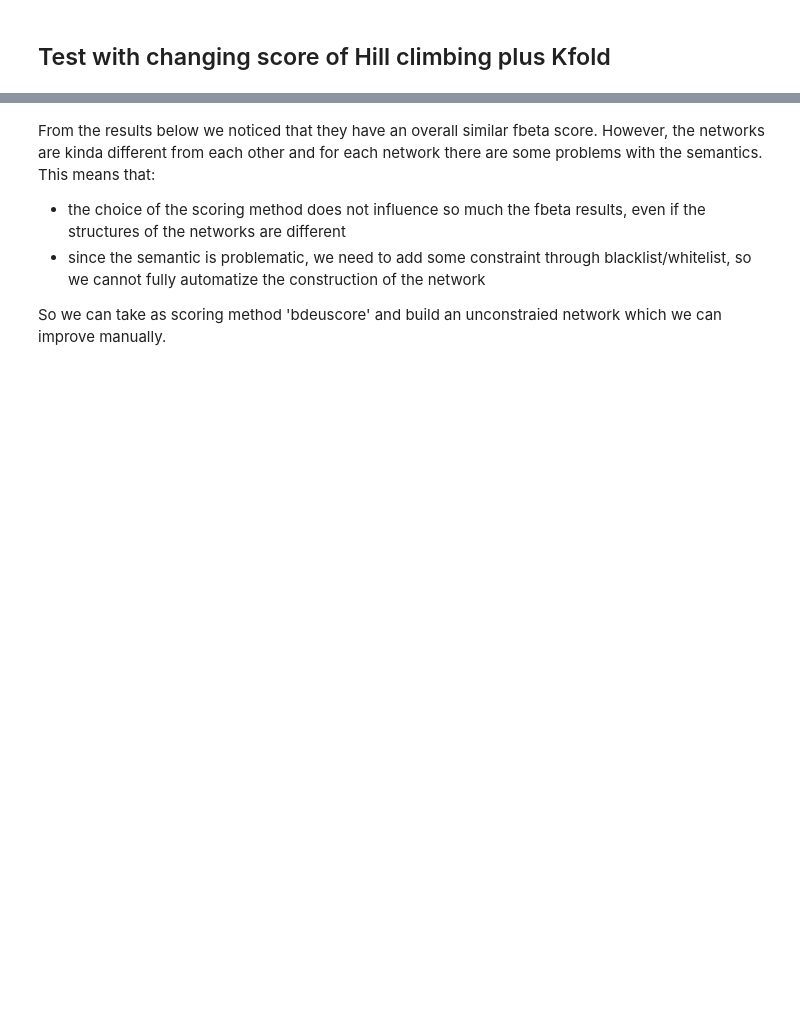
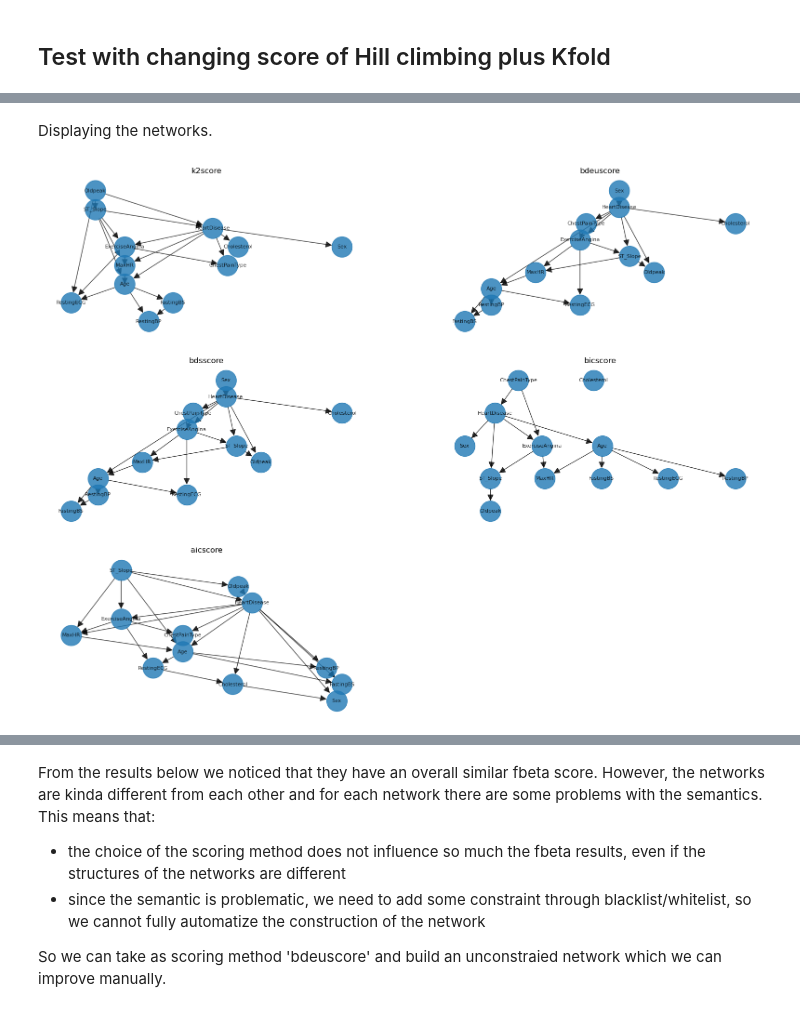
Before and after one commit to MatteoFasulo/BayesianHeartDisease, a Jupyter notebook: MLE_heart_crossvalidation.ipynb, the cells around one changed output, grey strips where cells are left out. Drawn from its saved outputs; the diff is of its cells as text; code cells hidden in the pictures; blank space fills up the shorter version.

```diff
--- a/MLE_heart_crossvalidation.ipynb
+++ b/MLE_heart_crossvalidation.ipynb
@@ -205 +99,16 @@ Score: bdeuscore
+# %% [markdown]
+Displaying the networks.
+# %%
+fig = plt.figure(figsize=(20,15))
+i = 1
+for scoring in networks:
+    plt.subplot(3,2,i)
+    pos = nx.nx_agraph.graphviz_layout(networks[scoring], prog="dot")
+    nx.draw(networks[scoring], pos, with_labels=True, node_size=1000,
+        font_size=8, arrowsize=20, alpha=0.8)
+    plt.title(scoring)
+    i += 1
+plt.show()
+# %% [output]
+[figure, added]
 # %%
```
Also changed, not shown: parts of 16 cells of this notebook.
